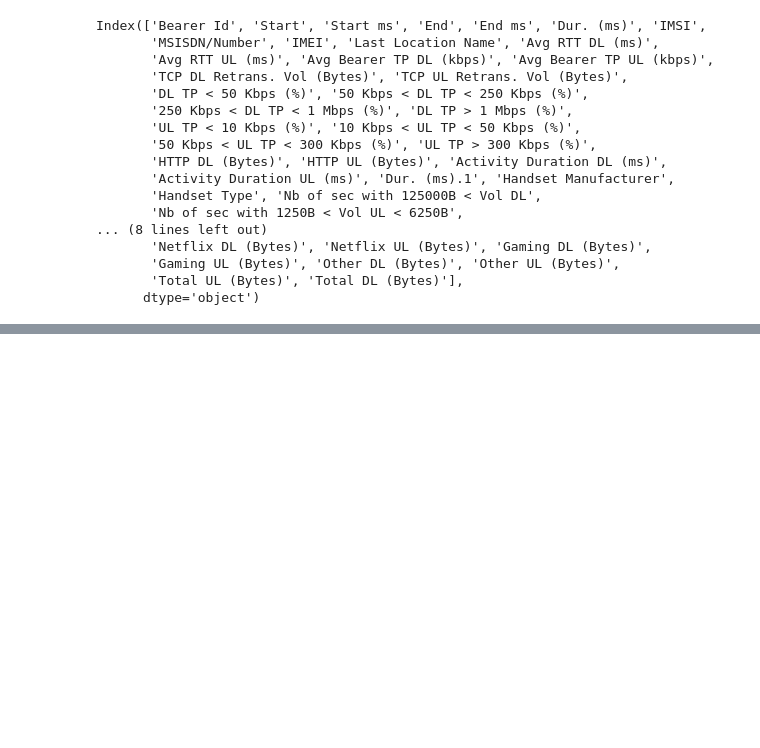
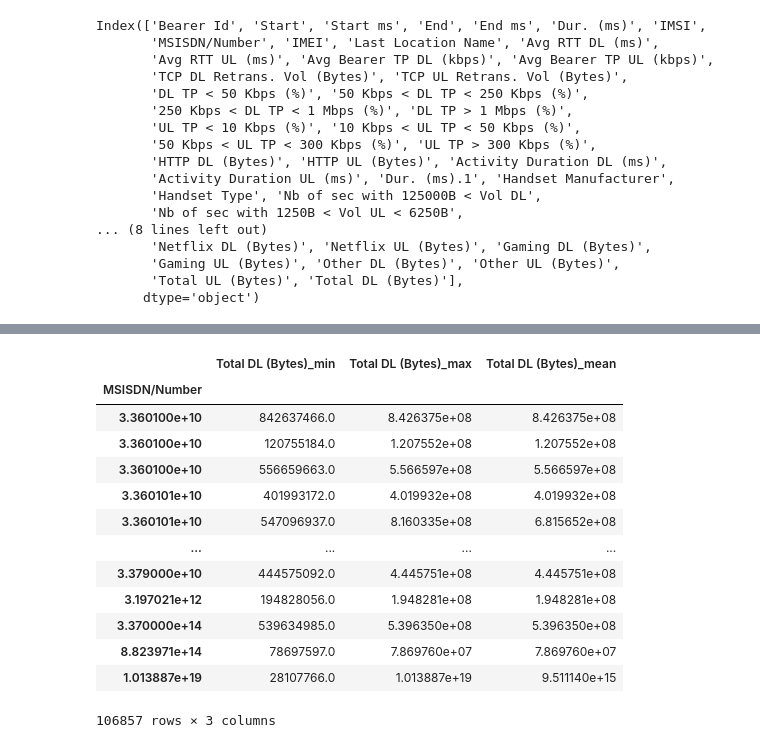
Before and after one commit to tutorialcreation/TelComChallenge, a Jupyter notebook: notebooks/Analysis.ipynb, the cells around one changed output, grey strips where cells are left out. Saved outputs shown, nothing was run; the diff lists cells and outputs as text; code cells hidden in the pictures; blank space fills up the shorter version.

```diff
--- a/notebooks/Analysis.ipynb
+++ b/notebooks/Analysis.ipynb
@@ -214,2 +245,22 @@ by_bytes
+# %%
+grouped = df.groupby('MSISDN/Number').agg({'Total DL (Bytes)': [min, max, mean]})
+grouped.columns = ["_".join(x) for x in grouped.columns.ravel()]
+# %%
+grouped
+# %% [output]
+|  | Total DL (Bytes)_min | Total DL (Bytes)_max | Total DL (Bytes)_mean |
+| MSISDN/Number |  |  |  |
+| 3.360100e+10 | 842637466.0 | 8.426375e+08 | 8.426375e+08 |
+| 3.360100e+10 | 120755184.0 | 1.207552e+08 | 1.207552e+08 |
+| 3.360100e+10 | 556659663.0 | 5.566597e+08 | 5.566597e+08 |
+| 3.360101e+10 | 401993172.0 | 4.019932e+08 | 4.019932e+08 |
+| 3.360101e+10 | 547096937.0 | 8.160335e+08 | 6.815652e+08 |
+| ... | ... | ... | ... |
+| 3.379000e+10 | 444575092.0 | 4.445751e+08 | 4.445751e+08 |
+| 3.197021e+12 | 194828056.0 | 1.948281e+08 | 1.948281e+08 |
+| 3.370000e+14 | 539634985.0 | 5.396350e+08 | 5.396350e+08 |
+| 8.823971e+14 | 78697597.0 | 7.869760e+07 | 7.869760e+07 |
+| 1.013887e+19 | 28107766.0 | 1.013887e+19 | 9.511140e+15 |
+106857 rows × 3 columns
 # %%
 ## scaling and normalizing of the dataset
```
Also changed, not shown: parts of 20 cells of this notebook.
